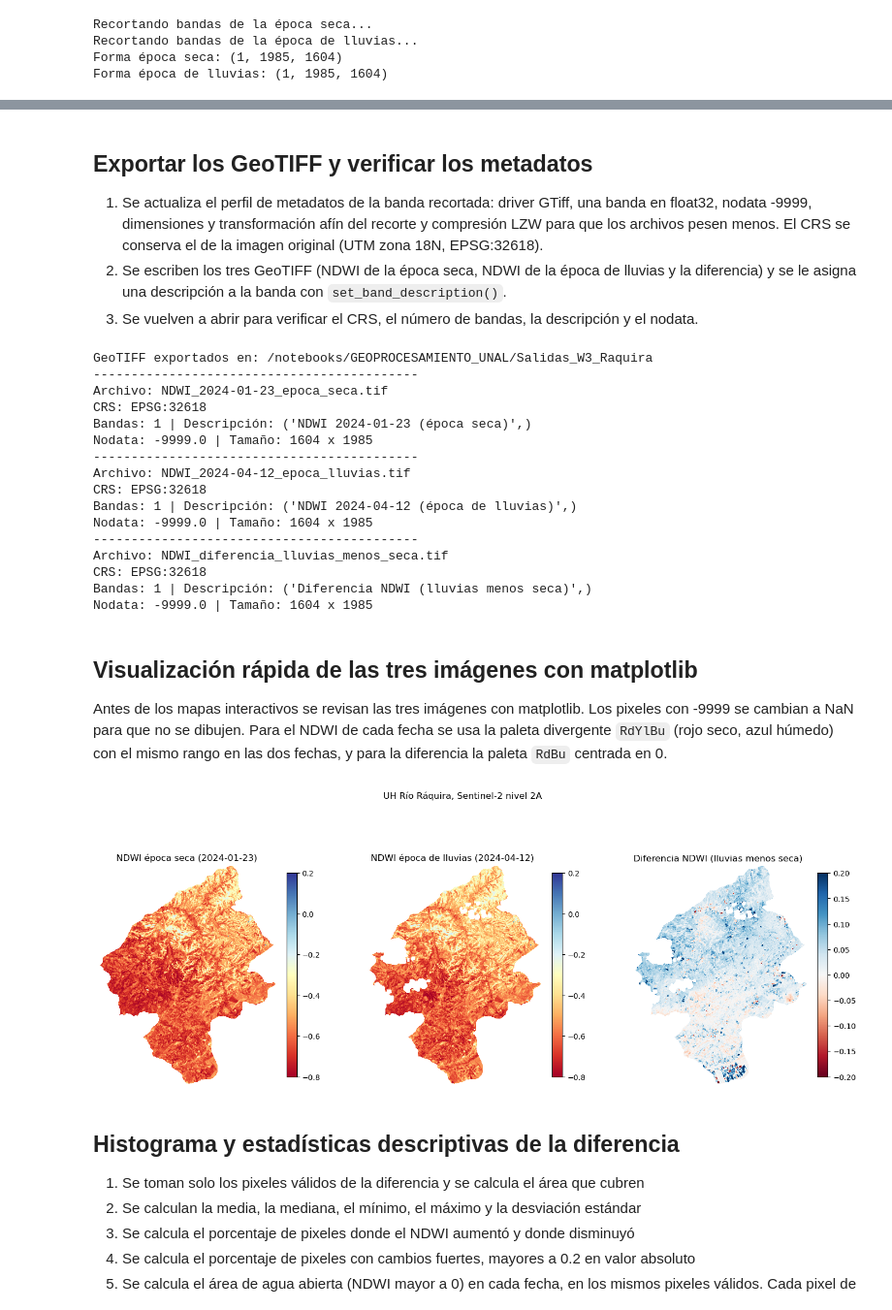
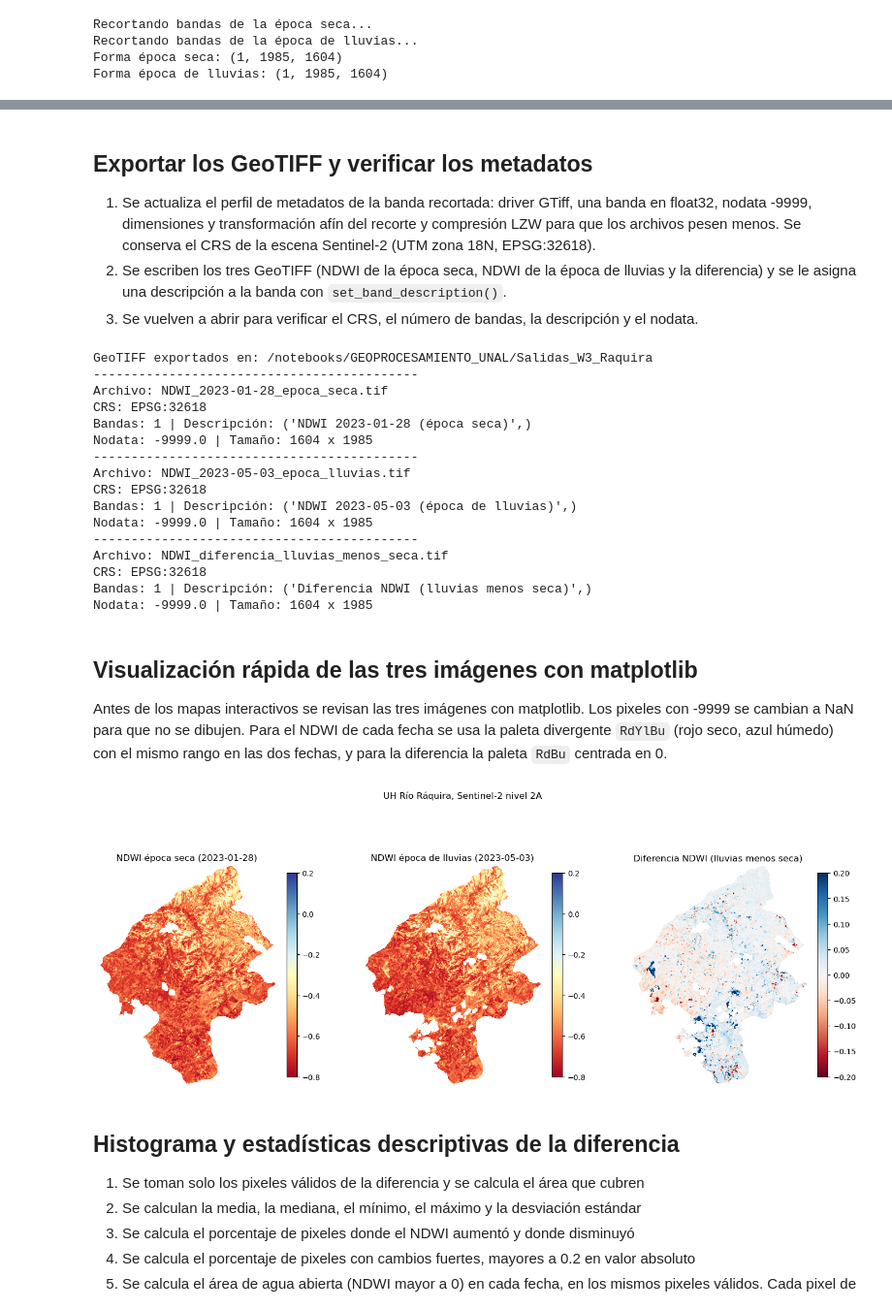
Before and after one commit to DSVRUNAL/Geoprocesamiento, a Jupyter notebook: W3_Hands_On_Project.ipynb, the cells around one changed output, grey strips where cells are left out. Shown at 97% size. Saved outputs shown, nothing was run; the diff lists cells and outputs as text; code cells hidden in the pictures.

```diff
--- a/W3_Hands_On_Project.ipynb
+++ b/W3_Hands_On_Project.ipynb
@@ -229,10 +267,10 @@ En las dos consultas se dejan las escenas con 30 % de nubes o menos.
 # %%
 # 1. Escenas de la época seca
 print("ÉPOCA SECA")
-catalogo_seca = search_raquira_odata(poligono_uh, "2024-01-01", "2024-01-31", 30)
+catalogo_seca = search_raquira_odata(poligono_uh, "2023-01-01", "2023-01-31", 30)
 
 # 2. Escenas de la época de lluvias
 print("\nÉPOCA DE LLUVIAS")
-catalogo_lluvias = search_raquira_odata(poligono_uh, "2024-04-01", "2024-04-30", 30)
+catalogo_lluvias = search_raquira_odata(poligono_uh, "2023-05-01", "2023-05-31", 30)
 # %% [output]
 ÉPOCA SECA
@@ -259,14 +295,14 @@ Se encontraron 2 escenas Sentinel-2 nivel 2A
 # %%
 tile_uh = "T18NXM"
 
-# Se recorre el catálogo de la época seca y se guarda la escena del 23 de enero
+# Se recorre el catálogo de la época seca y se guarda la escena del 28 de enero
 for producto in catalogo_seca:
-    if producto["tile"] == tile_uh and producto["date"] == "2024-01-23":
+    if producto["tile"] == tile_uh and producto["date"] == "2023-01-28":
         producto_seca = producto
 
-# Se recorre el catálogo de la época de lluvias y se guarda la escena del 12 de abril
+# Se recorre el catálogo de la época de lluvias y se guarda la escena del 3 de mayo
 for producto in catalogo_lluvias:
-    if producto["tile"] == tile_uh and producto["date"] == "2024-04-12":
+    if producto["tile"] == tile_uh and producto["date"] == "2023-05-03":
         producto_lluvias = producto
 
 print("Época seca:", producto_seca["date"], producto_seca["tile"], f"{producto_seca['nubes']} % de nubes")
@@ -371,15 +407,15 @@ def clip_s3_band(url, session, gdf_aoi):
 # %%
 # 1. Recorte de las bandas de la época seca
 print("Recortando bandas de la época seca...")
-verde_seca, transform_seca, meta_seca = clip_s3_band(rutas_seca["B03"], rio_session, gdf_uh)
-nir_seca, _, _ = clip_s3_band(rutas_seca["B08"], rio_session, gdf_uh)
-scl_seca_20m, transform_scl_seca, _ = clip_s3_band(rutas_seca["SCL"], rio_session, gdf_uh)
+verde_seca, transform_seca, meta_seca = clip_s3_band(rutas_seca["B03"], rio_session, gdf_area)
+nir_seca, _, _ = clip_s3_band(rutas_seca["B08"], rio_session, gdf_area)
+scl_seca_20m, transform_scl_seca, _ = clip_s3_band(rutas_seca["SCL"], rio_session, gdf_area)
 
 # Recorte de las bandas de la época de lluvias
 print("Recortando bandas de la época de lluvias...")
-verde_lluvias, transform_lluvias, meta_lluvias = clip_s3_band(rutas_lluvias["B03"], rio_session, gdf_uh)
-nir_lluvias, _, _ = clip_s3_band(rutas_lluvias["B08"], rio_session, gdf_uh)
-scl_lluvias_20m, transform_scl_lluvias, _ = clip_s3_band(rutas_lluvias["SCL"], rio_session, gdf_uh)
+verde_lluvias, transform_lluvias, meta_lluvias = clip_s3_band(rutas_lluvias["B03"], rio_session, gdf_area)
+nir_lluvias, _, _ = clip_s3_band(rutas_lluvias["B08"], rio_session, gdf_area)
+scl_lluvias_20m, transform_scl_lluvias, _ = clip_s3_band(rutas_lluvias["SCL"], rio_session, gdf_area)
 
 # 2. Llevar la banda SCL de 20 m a la grilla de 10 m de la banda verde
 scl_seca = np.zeros(verde_seca.shape, dtype=np.uint8)
@@ -429,17 +467,17 @@ def compute_ndwi(verde, nir, scl):
     nir_refl = (nir.astype("float32") - 1000) / 10000
 
     # 2. Máscara de pixeles válidos
-    dentro_uh = (verde > 0) & (nir > 0)
+    dentro_area = (verde > 0) & (nir > 0)
     nubes = (scl == 3) | (scl == 8) | (scl == 9) | (scl == 10)
-    validos = dentro_uh & ~nubes & (verde_refl > 0) & (nir_refl > 0)
+    validos = dentro_area & ~nubes & (verde_refl > 0) & (nir_refl > 0)
 
     # 3. NDWI solo en los pixeles válidos
     ndwi = np.full(verde.shape, -9999, dtype="float32")
     ndwi[validos] = (verde_refl[validos] - nir_refl[validos]) / (verde_refl[validos] + nir_refl[validos])
 
-    # 4. Porcentaje de la UH cubierto por nubes
-    porcentaje_nubes = 100 * (nubes & dentro_uh).sum() / dentro_uh.sum()
-    print(f"Nubes y sombras sobre la UH: {porcentaje_nubes:.1f} %")
+    # 4. Porcentaje del área de análisis cubierto por nubes
+    porcentaje_nubes = 100 * (nubes & dentro_area).sum() / dentro_area.sum()
+    print(f"Nubes y sombras sobre el área de análisis: {porcentaje_nubes:.1f} %")
 
     return ndwi
 
@@ -471,6 +509,6 @@ Pixeles válidos en las dos fechas: 1597244
 # %% [markdown]
 ## Exportar los GeoTIFF y verificar los metadatos
-1. Se actualiza el perfil de metadatos de la banda recortada: driver GTiff, una banda en float32, nodata -9999, dimensiones y transformación afín del recorte y compresión LZW para que los archivos pesen menos. El CRS se conserva el de la imagen original (UTM zona 18N, EPSG:32618).
+1. Se actualiza el perfil de metadatos de la banda recortada: driver GTiff, una banda en float32, nodata -9999, dimensiones y transformación afín del recorte y compresión LZW para que los archivos pesen menos. Se conserva el CRS de la escena Sentinel-2 (UTM zona 18N, EPSG:32618).
 2. Se escriben los tres GeoTIFF (NDWI de la época seca, NDWI de la época de lluvias y la diferencia) y se le asigna una descripción a la banda con `set_band_description()`.
 3. Se vuelven a abrir para verificar el CRS, el número de bandas, la descripción y el nodata.
 # %%
@@ -488,17 +526,17 @@ out_meta.update({
 })
 
 # 2. Rutas de salida y escritura de los tres GeoTIFF
-tif_seca = carpeta_salidas / "NDWI_2024-01-23_epoca_seca.tif"
-tif_lluvias = carpeta_salidas / "NDWI_2024-04-12_epoca_lluvias.tif"
+tif_seca = carpeta_salidas / "NDWI_2023-01-28_epoca_seca.tif"
+tif_lluvias = carpeta_salidas / "NDWI_2023-05-03_epoca_lluvias.tif"
 tif_diferencia = carpeta_salidas / "NDWI_diferencia_lluvias_menos_seca.tif"
 
 with rasterio.open(tif_seca, "w", **out_meta) as dst:
     dst.write(ndwi_seca)
-    dst.set_band_description(1, "NDWI 2024-01-23 (época seca)")
+    dst.set_band_description(1, "NDWI 2023-01-28 (época seca)")
 
 with rasterio.open(tif_lluvias, "w", **out_meta) as dst:
     dst.write(ndwi_lluvias)
-    dst.set_band_description(1, "NDWI 2024-04-12 (época de lluvias)")
+    dst.set_band_description(1, "NDWI 2023-05-03 (época de lluvias)")
 
 with rasterio.open(tif_diferencia, "w", **out_meta) as dst:
     dst.write(diferencia)
@@ -517,14 +555,14 @@ for archivo in [tif_seca, tif_lluvias, tif_diferencia]:
 # %% [output]
 GeoTIFF exportados en: /notebooks/GEOPROCESAMIENTO_UNAL/Salidas_W3_Raquira
 -------------------------------------------
-Archivo: NDWI_2024-01-23_epoca_seca.tif
+Archivo: NDWI_2023-01-28_epoca_seca.tif
 CRS: EPSG:32618
-Bandas: 1 | Descripción: ('NDWI 2024-01-23 (época seca)',)
+Bandas: 1 | Descripción: ('NDWI 2023-01-28 (época seca)',)
 Nodata: -9999.0 | Tamaño: 1604 x 1985
 -------------------------------------------
-Archivo: NDWI_2024-04-12_epoca_lluvias.tif
+Archivo: NDWI_2023-05-03_epoca_lluvias.tif
 CRS: EPSG:32618
-Bandas: 1 | Descripción: ('NDWI 2024-04-12 (época de lluvias)',)
+Bandas: 1 | Descripción: ('NDWI 2023-05-03 (época de lluvias)',)
 Nodata: -9999.0 | Tamaño: 1604 x 1985
 -------------------------------------------
 Archivo: NDWI_diferencia_lluvias_menos_seca.tif
@@ -537,33 +575,33 @@ Antes de los mapas interactivos se revisan las tres imágenes con matplotlib. Lo
 # %%
 # Copias con NaN en los pixeles sin dato para que matplotlib no los dibuje
 seca_plot = np.where(ndwi_seca[0] == -9999, np.nan, ndwi_seca[0])
 lluvias_plot = np.where(ndwi_lluvias[0] == -9999, np.nan, ndwi_lluvias[0])
 diferencia_plot = np.where(diferencia[0] == -9999, np.nan, diferencia[0])
 
 fig, axes = plt.subplots(1, 3, figsize=(18, 7))
 
 # NDWI de la época seca
 img1 = axes[0].imshow(seca_plot, cmap="RdYlBu", vmin=-0.8, vmax=0.2)
-axes[0].set_title("NDWI época seca (2024-01-23)")
+axes[0].set_title("NDWI época seca (2023-01-28)")
 axes[0].axis("off")
 plt.colorbar(img1, ax=axes[0], shrink=0.7)
 
 # NDWI de la época de lluvias
 img2 = axes[1].imshow(lluvias_plot, cmap="RdYlBu", vmin=-0.8, vmax=0.2)
-axes[1].set_title("NDWI época de lluvias (2024-04-12)")
+axes[1].set_title("NDWI época de lluvias (2023-05-03)")
 axes[1].axis("off")
 plt.colorbar(img2, ax=axes[1], shrink=0.7)
 
 # Diferencia
 img3 = axes[2].imshow(diferencia_plot, cmap="RdBu", vmin=-0.2, vmax=0.2)
 axes[2].set_title("Diferencia NDWI (lluvias menos seca)")
 axes[2].axis("off")
 plt.colorbar(img3, ax=axes[2], shrink=0.7)
 
 plt.suptitle("UH Río Ráquira, Sentinel-2 nivel 2A")
 plt.show()
 # %% [output]
-[figure, old version]
+[figure, new version]
 # %% [markdown]
 ## Histograma y estadísticas descriptivas de la diferencia
 1. Se toman solo los pixeles válidos de la diferencia y se calcula el área que cubren
```
Also changed, not shown: parts of 26 cells of this notebook.
